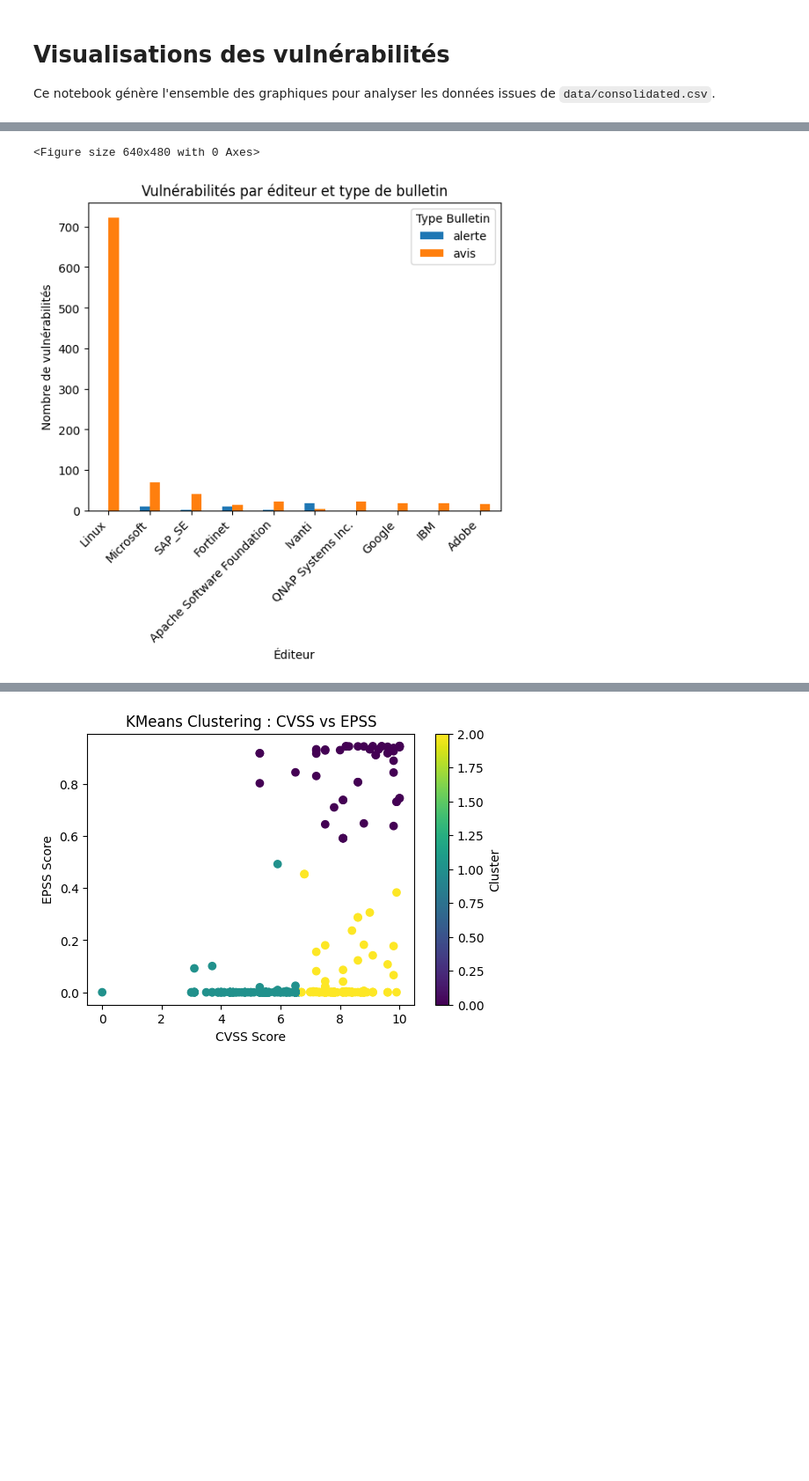
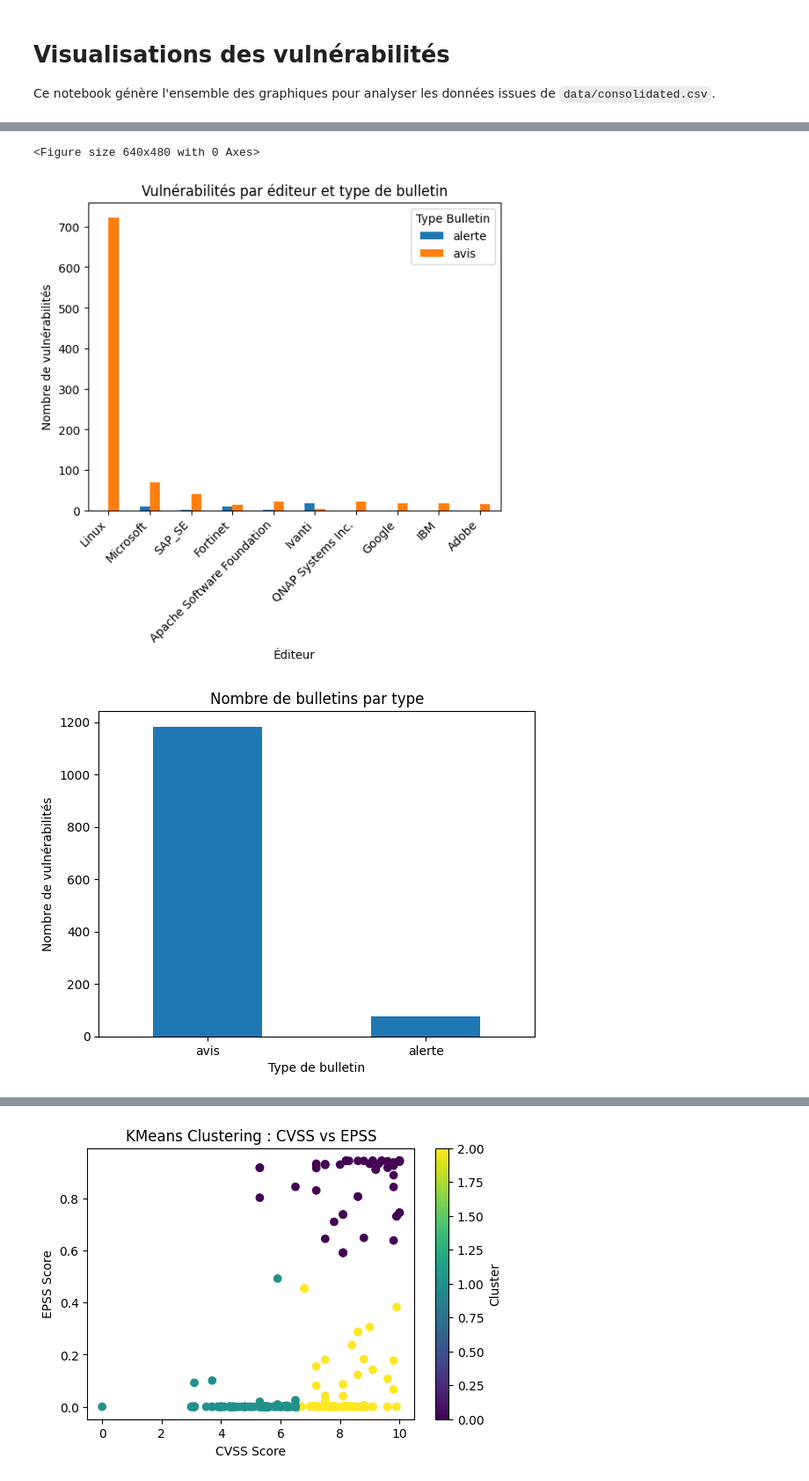
Before and after one commit to totolezozo/Project-Mastercamp, a Jupyter notebook: notebooks/visualizations.ipynb, the cells around one changed output, grey strips where cells are left out. Shown at 88% size. Cells and saved outputs as stored; diff of their text form; code cells hidden in the pictures; blank space fills up the shorter version.

```diff
--- a/notebooks/visualizations.ipynb
+++ b/notebooks/visualizations.ipynb
@@ -6,7 +6,7 @@ import pandas as pd
 import matplotlib.pyplot as plt
 
 # Chargement et prétraitement
-df = pd.read_csv('C:\\Users\\ferac\\Documents\\GitHub\\Project-Mastercamp\\data\\consolidated.csv', sep=',')
+df = pd.read_csv('../data/consolidated.csv', sep=',')
 df['cvss_score'] = pd.to_numeric(df['cvss_score'], errors='coerce')
 df['epss_score'] = pd.to_numeric(df['epss_score'], errors='coerce')
 df['date_pub'] = pd.to_datetime(df['date_pub'], errors='coerce')
@@ -106,30 +106,47 @@ plt.figure()
 version_counts.plot(kind='bar')
 plt.title('Top 10 des versions les plus touchées')
 plt.xlabel('Version')
 plt.ylabel("Nombre d'occurrences")
 plt.xticks(rotation=45, ha='right')
 plt.show()
 
 # 10. Vulnérabilités par éditeur et type de bulletin (avis vs alertes)
 df_pivot = df.groupby(['vendor','type_bulletin']).size().unstack(fill_value=0)
 df_pivot_top = df_pivot.loc[top_vendors]
 plt.figure()
 df_pivot_top.plot(kind='bar')
 plt.title('Vulnérabilités par éditeur et type de bulletin')
 plt.xlabel('Éditeur')
 plt.ylabel('Nombre de vulnérabilités')
 plt.xticks(rotation=45, ha='right')
 plt.legend(title='Type Bulletin')
 plt.show()
+
+plt.figure()
+df['type_bulletin'].fillna('Non spécifié').value_counts().plot(kind='bar')
+plt.title('Nombre de bulletins par type')
+plt.xlabel('Type de bulletin')
+plt.ylabel('Nombre de vulnérabilités')
+plt.xticks(rotation=0)
+plt.show()
+
+df_critique = df[(df['cvss_score'] >= 9) & (df['epss_score'] > 0.9)]
+plt.figure()
+plt.scatter(df_critique['cvss_score'], df_critique['epss_score'], color='red')
+plt.title('CVE critiques (CVSS ≥ 9 et EPSS > 0.9)')
+plt.xlabel('Score CVSS')
+plt.ylabel('Score EPSS')
+plt.show()
 # %% [output]
 [figure]
 [figure]
 [figure]
 [figure]
 [figure]
 [figure]
 [figure]
 [figure]
 [figure]
 <Figure size 640x480 with 0 Axes>
 [figure]
+[figure, added]
```
Also changed, not shown: parts of 2 cells of this notebook.
